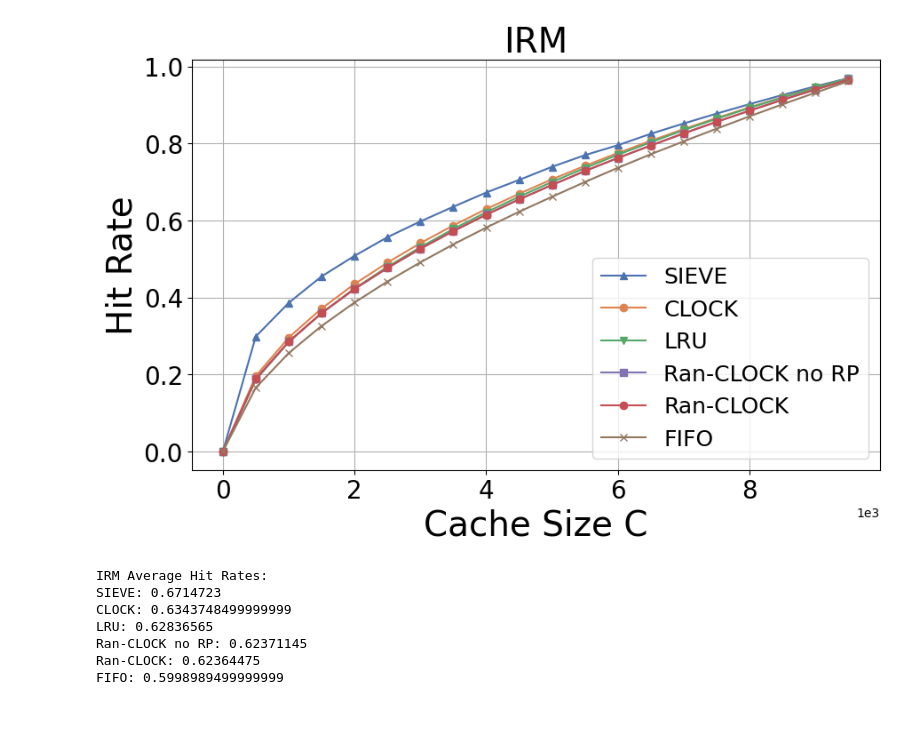
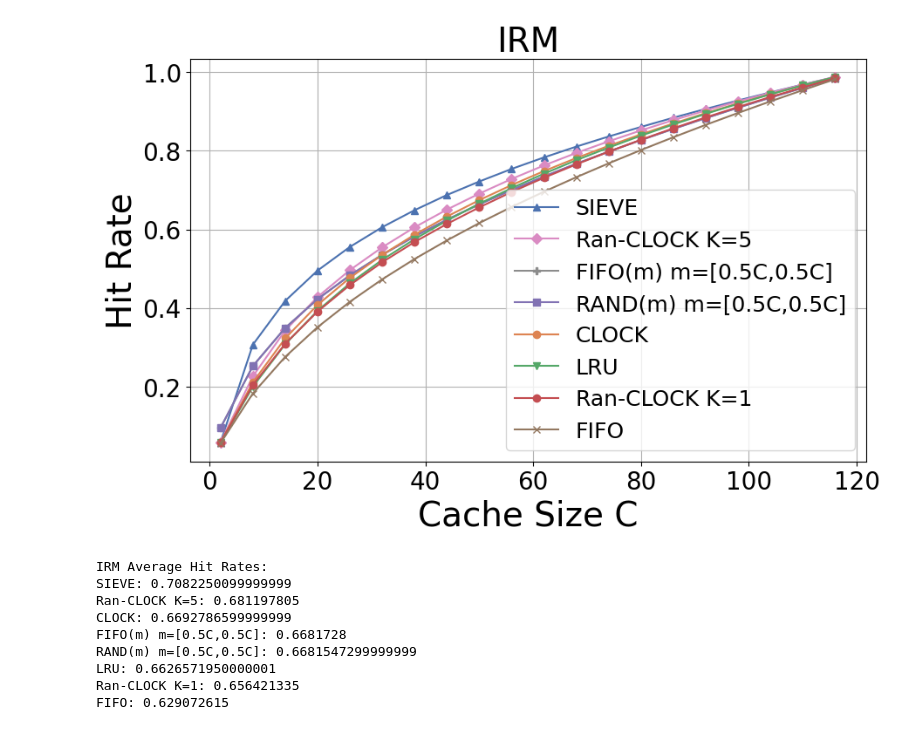
Before and after one commit to Effygal/cache-modeling, a Jupyter notebook: mrc-analysis.ipynb, the cells around one changed output. Cells and saved outputs as stored; diff of their text form; code cells hidden in the pictures.

```diff
--- a/mrc-analysis.ipynb
+++ b/mrc-analysis.ipynb
@@ -105,2 +102,5 @@ trace2 = gen_ph(100, 0.6, 1000000)
+# %%
+lmb, irm2 = gen_from_zipf(120, 10000000, 0.8)
+ph2 = gen_ph(120, 0.8, 10000000)
 # %%
 # iads should match
@@ -148,50 +150,58 @@ plt.show()
 # %%
-c, hr_ran_clock = sim_ran_clock_rp(trace1)
-cn, hr_ran_clock_no_rp = sim_ran_clock_no_rp(trace1)
-cc, hr_clock = sim_clock(trace1)
-cs, hr_sieve = sim_sieve(trace1)
-cl, hr_lru = sim_lru(trace1)
-cf, hr_fifo = sim_fifo(trace1)
+c1, hr_ran_clock1 = sim_ran_clock(irm2, cnt=1)
+c5, hr_ran_clock5 = sim_ran_clock(irm2, cnt=5)
+cl, hr_fifo_m = sim_fifo_m(irm2)
+cr, hr_rand_m = sim_rand_m(irm2)
+cc, hr_clock = sim_clock(irm2)
+cs, hr_sieve = sim_sieve(irm2)
+cl, hr_lru = sim_lru(irm2)
+cf, hr_fifo = sim_fifo(irm2)
 
 plt.figure(figsize=(10,6))
 ax = plt.gca()
 ax.tick_params(axis='both', labelsize=20)
-ax.xaxis.set_major_formatter(ticker.ScalarFormatter())
-ax.xaxis.get_major_formatter().set_scientific(True)
-ax.xaxis.get_major_formatter().set_powerlimits((-1, 1))
-ax.yaxis.set_major_formatter(ticker.ScalarFormatter())
-ax.yaxis.get_major_formatter().set_scientific(True)
-ax.yaxis.get_major_formatter().set_powerlimits((-1, 1))
+# ax.xaxis.set_major_formatter(ticker.ScalarFormatter())
+# ax.xaxis.get_major_formatter().set_scientific(True)
+# ax.xaxis.get_major_formatter().set_powerlimits((-1, 1))
+# ax.yaxis.set_major_formatter(ticker.ScalarFormatter())
+# ax.yaxis.get_major_formatter().set_scientific(True)
+# ax.yaxis.get_major_formatter().set_powerlimits((-1, 1))
 plt.plot(cs, hr_sieve, color=palette[0], marker='^', label='SIEVE')
+plt.plot(c5, hr_ran_clock5, color=palette[6], marker='D', label='Ran-CLOCK K=5')
+plt.plot(cl, hr_fifo_m, color=palette[7], marker='P', label='FIFO(m) m=[0.5C,0.5C]')
+plt.plot(cr, hr_rand_m, color=palette[4], marker='s', label='RAND(m) m=[0.5C,0.5C]')
 plt.plot(cc, hr_clock, color=palette[1], marker='o', label='CLOCK')
 plt.plot(cl, hr_lru, color=palette[2], marker='v', label='LRU')
-plt.plot(cn, hr_ran_clock_no_rp, color=palette[4], marker='s', label='Ran-CLOCK no RP')
-plt.plot(c, hr_ran_clock, color=palette[3], marker='o', label='Ran-CLOCK')
+plt.plot(c1, hr_ran_clock1, color=palette[3], marker='o', label='Ran-CLOCK K=1')
 plt.plot(cf, hr_fifo, color=palette[5], marker='x', label='FIFO')
 plt.xlabel('Cache Size C', fontsize=28)
 plt.ylabel('Hit Rate', fontsize=28)
 plt.legend(fontsize=18)
 plt.title('IRM', fontsize=28)
 plt.grid(True)
 plt.show()
 
 avgs = [('SIEVE', np.mean(np.array(hr_sieve))),
         ('CLOCK', np.mean(np.array(hr_clock))),
         ('LRU', np.mean(np.array(hr_lru))),
-        ('Ran-CLOCK', np.mean(np.array(hr_ran_clock))),
-        ('Ran-CLOCK no RP', np.mean(np.array(hr_ran_clock_no_rp))),
+        ('Ran-CLOCK K=1', np.mean(np.array(hr_ran_clock1))),
+        ('Ran-CLOCK K=5', np.mean(np.array(hr_ran_clock5))),
+        ('RAND(m) m=[0.5C,0.5C]', np.mean(np.array(hr_rand_m))),
+        ('FIFO(m) m=[0.5C,0.5C]', np.mean(np.array(hr_fifo_m))),
         ('FIFO', np.mean(np.array(hr_fifo)))]
 avgs.sort(key=lambda x: x[1], reverse=True)
 print("IRM Average Hit Rates:")
 for name, avg in avgs:
     print(f"{name}: {avg}")
 # %% [output]
-[figure, old version]
+[figure, new version]
 IRM Average Hit Rates:
-SIEVE: 0.6714723
-CLOCK: 0.6343748499999999
-LRU: 0.62836565
-Ran-CLOCK no RP: 0.62371145
-Ran-CLOCK: 0.62364475
-FIFO: 0.5998989499999999
+SIEVE: 0.7082250099999999
+Ran-CLOCK K=5: 0.681197805
+CLOCK: 0.6692786599999999
+FIFO(m) m=[0.5C,0.5C]: 0.6681728
+RAND(m) m=[0.5C,0.5C]: 0.6681547299999999
+LRU: 0.6626571950000001
+Ran-CLOCK K=1: 0.656421335
+FIFO: 0.629072615
 # %%
```
Also changed, not shown: parts of 26 cells of this notebook, 1 other file.
